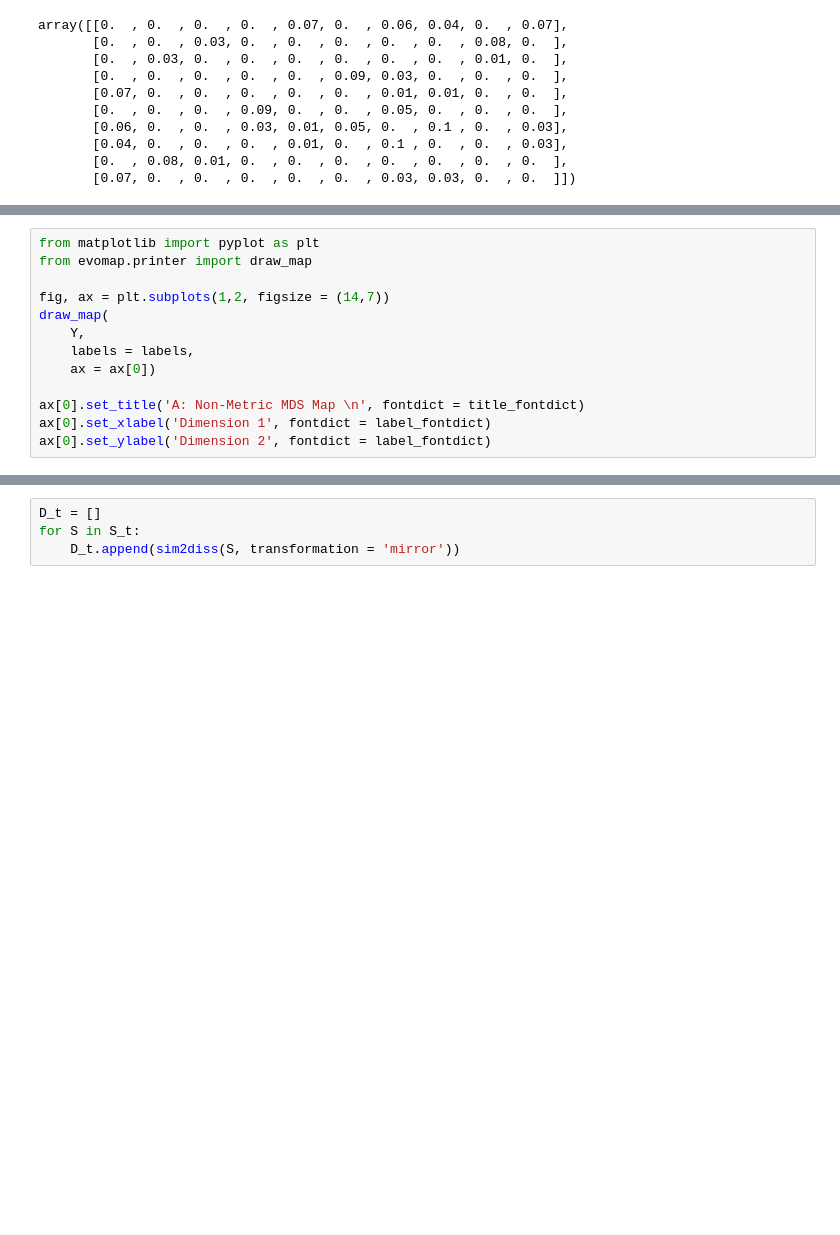
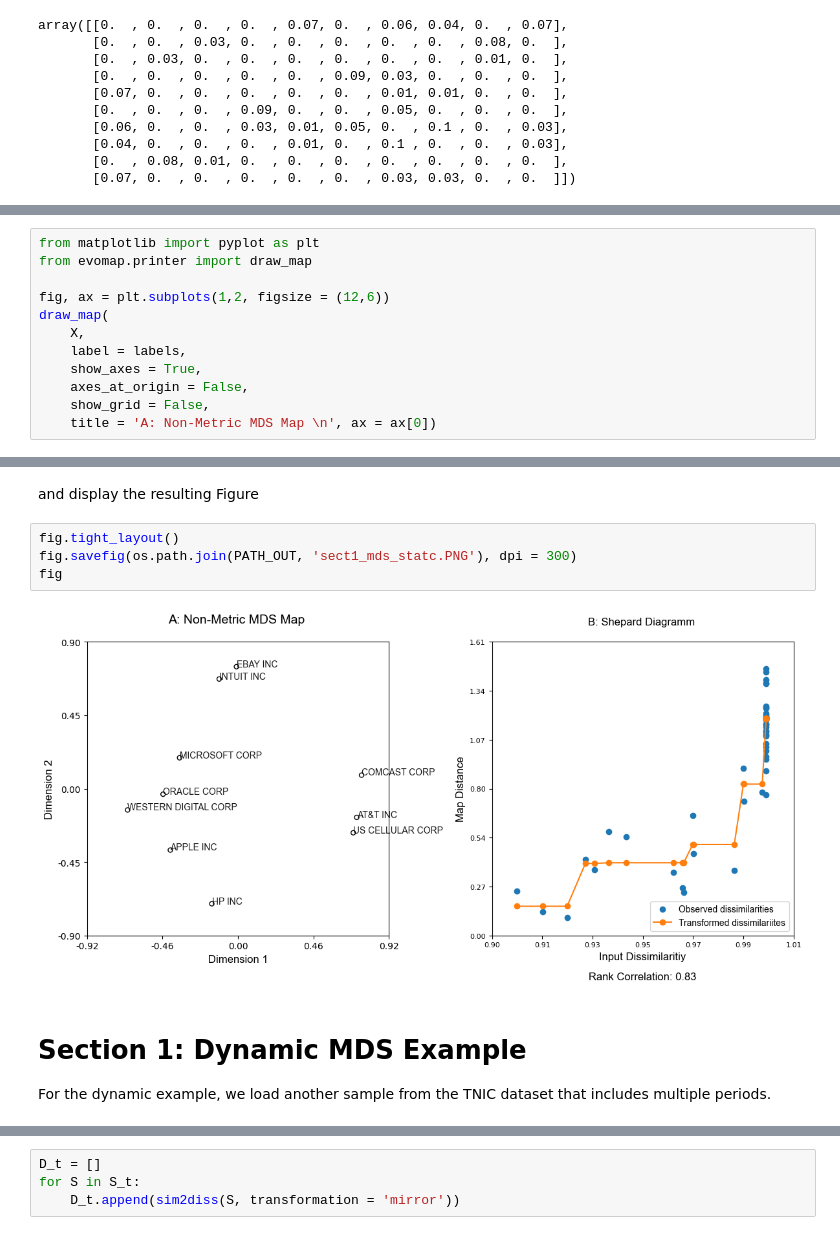
Before and after one commit to mpmatthe/evomap-JSS, a Jupyter notebook: src/evomap-demo.ipynb, the cells around one changed output, grey strips where cells are left out. Cells and saved outputs as stored; diff of their text form; blank space fills up the shorter version.

```diff
--- a/src/evomap-demo.ipynb
+++ b/src/evomap-demo.ipynb
@@ -74,12 +87,11 @@ Y = MDS(mds_type = 'ordinal', init = 'cmds').fit_transform(D)
 from matplotlib import pyplot as plt
 from evomap.printer import draw_map
 
-fig, ax = plt.subplots(1,2, figsize = (14,7))
+fig, ax = plt.subplots(1,2, figsize = (12,6))
 draw_map(
-    Y,
-    labels = labels,
-    ax = ax[0])
-
-ax[0].set_title('A: Non-Metric MDS Map \n', fontdict = title_fontdict)
-ax[0].set_xlabel('Dimension 1', fontdict = label_fontdict)
-ax[0].set_ylabel('Dimension 2', fontdict = label_fontdict)
+    X,
+    label = labels,
+    show_axes = True,
+    axes_at_origin = False,
+    show_grid = False,
+    title = 'A: Non-Metric MDS Map \n', ax = ax[0])
@@ -166,3 +112,15 @@ fig
+# %% [markdown]
+and display the resulting Figure
+# %%
+fig.tight_layout()
+fig.savefig(os.path.join(PATH_OUT, 'sect1_mds_statc.PNG'), dpi = 300)
+fig
+# %% [output]
+[figure, added]
+# %% [markdown]
+# Section 1: Dynamic MDS Example
+
+For the dynamic example, we load another sample from the TNIC dataset that includes multiple periods.
 # %%
 from evomap.datasets import load_tnic_sample_small
 data = load_tnic_sample_small()
```
Also changed, not shown: parts of 106 cells of this notebook, 14 other files.
